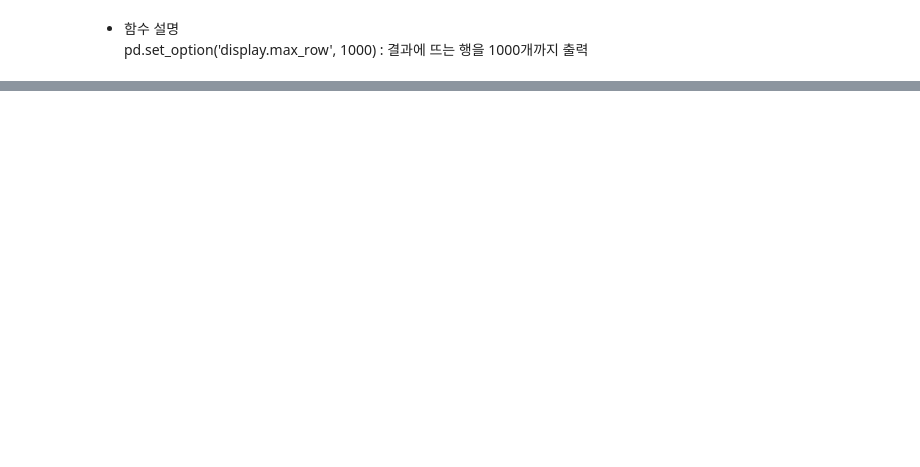
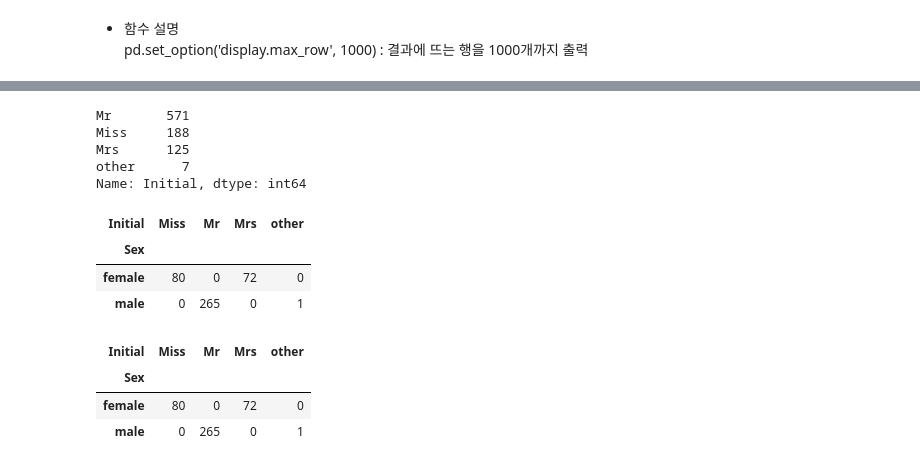
Before and after one commit to Jay-Jun123/Kaggle, a Jupyter notebook: copycode.ipynb, the cells around one changed output, grey strips where cells are left out. Drawn from its saved outputs; the diff is of its cells as text; code cells hidden in the pictures; blank space fills up the shorter version.

```diff
--- a/copycode.ipynb
+++ b/copycode.ipynb
@@ -598,0 +621,26 @@ pd.set_option('display.max_row', 1000) : 결과에 뜨는 행을 1000개까지
+# %%
+train['Initial'].replace(['Mr', 'Mrs', 'Miss', 'Master', 'Don', 'Rev', 'Dr', 'Mme', 'Ms', 'Major', 'Lady', 'Sir', 'Mlle', 'Col', 'Capt', 'Countess', 'Jonkheer'],
+                         ['Mr', 'Mrs', 'Miss', 'Mr', 'Mr', 'Mr', 'other', 'Miss', 'Miss', 'Mr', 'Miss', 'Mr', 'Miss', 'Mr', 'Mr', 'Miss', 'Mr'], inplace=True)
+train['Initial'].value_counts()
+# %% [output]
+Mr       571
+Miss     188
+Mrs      125
+other      7
+Name: Initial, dtype: int64
+# %%
+pd.crosstab(test['Initial'],test['Sex']).T.style.background_gradient(cmap='rainbow')
+# %% [output]
+| Initial | Miss | Mr | Mrs | other |
+| Sex |  |  |  |  |
+| female | 80 | 0 | 72 | 0 |
+| male | 0 | 265 | 0 | 1 |
+# %%
+test['Initial'].replace(['Mr', 'Mrs', 'Miss', 'Master', 'Dona', 'Col', 'Dr', 'Rev', 'Ms'],
+                        ['Mr', 'Mrs', 'Miss', 'Mr', 'Miss', 'Mr', 'other', 'Mr', 'Miss'], inplace=True)
+pd.crosstab(test['Initial'],test['Sex']).T.style.background_gradient(cmap='rainbow')
+# %% [output]
+| Initial | Miss | Mr | Mrs | other |
+| Sex |  |  |  |  |
+| female | 80 | 0 | 72 | 0 |
+| male | 0 | 265 | 0 | 1 |
```
Also changed, not shown: parts of 17 cells of this notebook.
